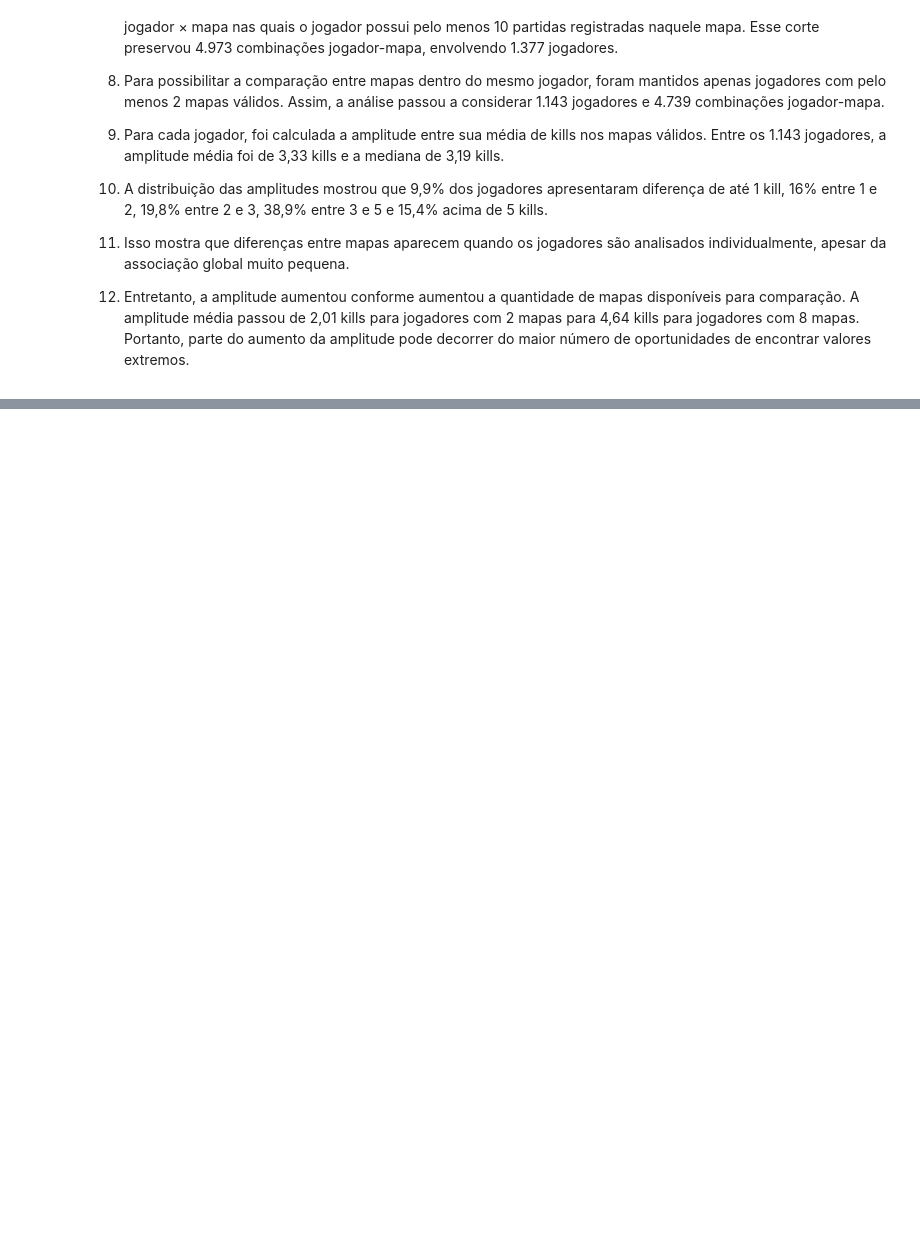
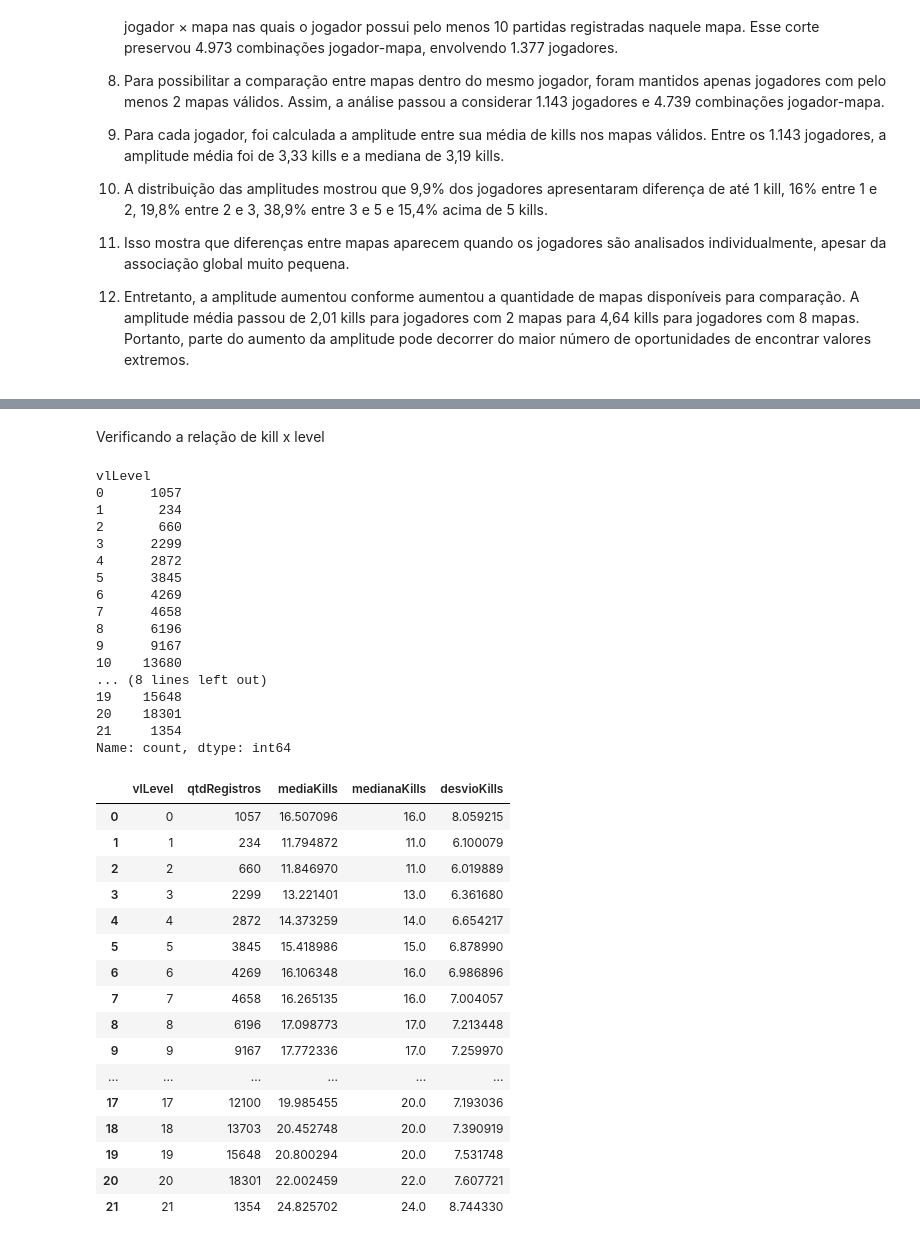
Before and after one commit to lucasccesar/Projeto-IA, a Jupyter notebook: notebooks/01_eda_dataset.ipynb, the cells around one changed output, grey strips where cells are left out. Drawn from its saved outputs; the diff is of its cells as text; code cells hidden in the pictures; blank space fills up the shorter version.

```diff
--- a/notebooks/01_eda_dataset.ipynb
+++ b/notebooks/01_eda_dataset.ipynb
@@ -1030,0 +1053,52 @@ plt.show()
+# %% [markdown]
+Verificando a relação de kill x level
+# %%
+print(df['vlLevel'].value_counts().sort_index())
+
+kills_por_level = (
+    df.groupby('vlLevel')
+      .agg(
+          qtdRegistros=('qtKill', 'count'),
+          mediaKills=('qtKill', 'mean'),
+          medianaKills=('qtKill', 'median'),
+          desvioKills=('qtKill', 'std')
+      )
+      .reset_index()
+)
+
+display(kills_por_level)
+# %% [output]
+vlLevel
+0      1057
+1       234
+2       660
+3      2299
+4      2872
+5      3845
+6      4269
+7      4658
+8      6196
+9      9167
+10    13680
+... (8 lines left out)
+19    15648
+20    18301
+21     1354
+Name: count, dtype: int64
+|  | vlLevel | qtdRegistros | mediaKills | medianaKills | desvioKills |
+| 0 | 0 | 1057 | 16.507096 | 16.0 | 8.059215 |
+| 1 | 1 | 234 | 11.794872 | 11.0 | 6.100079 |
+| 2 | 2 | 660 | 11.846970 | 11.0 | 6.019889 |
+| 3 | 3 | 2299 | 13.221401 | 13.0 | 6.361680 |
+| 4 | 4 | 2872 | 14.373259 | 14.0 | 6.654217 |
+| 5 | 5 | 3845 | 15.418986 | 15.0 | 6.878990 |
+| 6 | 6 | 4269 | 16.106348 | 16.0 | 6.986896 |
+| 7 | 7 | 4658 | 16.265135 | 16.0 | 7.004057 |
+| 8 | 8 | 6196 | 17.098773 | 17.0 | 7.213448 |
+| 9 | 9 | 9167 | 17.772336 | 17.0 | 7.259970 |
+| ... | ... | ... | ... | ... | ... |
+| 17 | 17 | 12100 | 19.985455 | 20.0 | 7.193036 |
+| 18 | 18 | 13703 | 20.452748 | 20.0 | 7.390919 |
+| 19 | 19 | 15648 | 20.800294 | 20.0 | 7.531748 |
+| 20 | 20 | 18301 | 22.002459 | 22.0 | 7.607721 |
+| 21 | 21 | 1354 | 24.825702 | 24.0 | 8.744330 |
```
Also changed, not shown: parts of 5 cells of this notebook.
